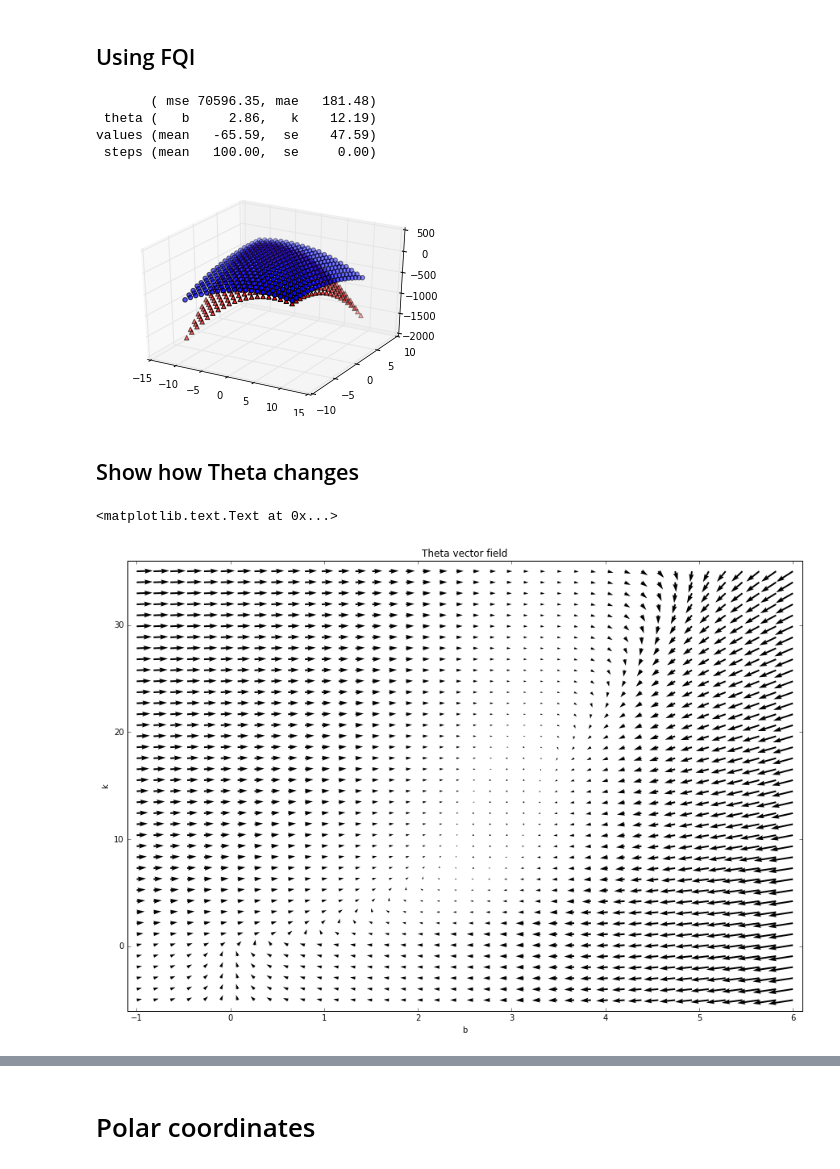
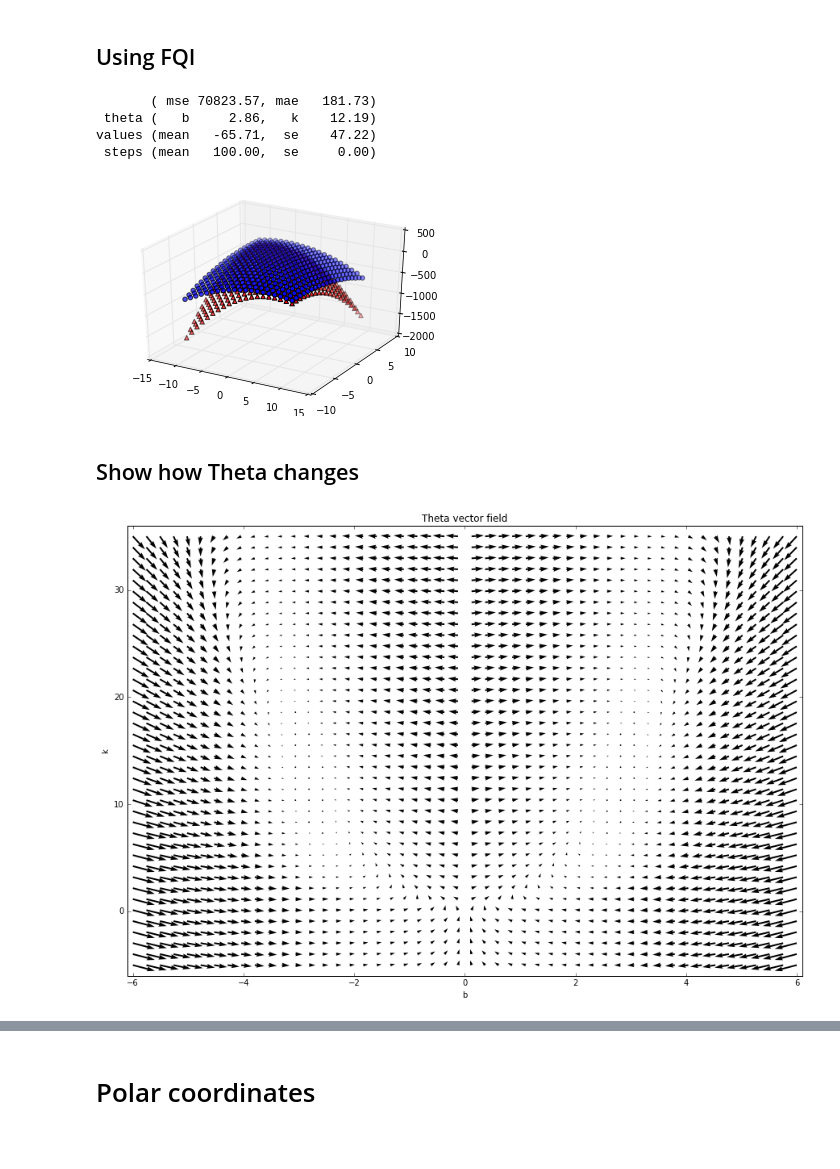
Before and after one commit to teopir/ifqi, a Jupyter notebook: notebooks/FQI-LQG-PBO.ipynb, the cells around one changed output, grey strips where cells are left out. Saved outputs shown, nothing was run; the diff lists cells and outputs as text; code cells hidden in the pictures.

```diff
--- a/notebooks/FQI-LQG-PBO.ipynb
+++ b/notebooks/FQI-LQG-PBO.ipynb
@@ -111,7 +111,7 @@ class Regressor(object):
 
     def fit(self, X, y):
         #print("fitting: ", end='')
-        (self.b, self.k), pcov = curve_fit(self.Q, X, y)
+        (self.b, self.k), pcov = curve_fit(self.Q, X, y, p0=[self.b, self.k])
         #print(self.b, self.k)
 
     def Q(self, sa, b, k):
@@ -162,7 +162,6 @@ fqi = FQI(estimator=regressor,
           discrete_actions=actions,
           gamma=env.gamma,
           horizon=env.horizon,
-          features=None,
           verbose=False)
 # %%
 sa, y = fqi.partial_fit(sast, r)
@@ -175,9 +174,9 @@ for i in range(iterations):
 # %%
 pred = regressor.evaluate()
 # %% [output]
-       ( mse 70596.35, mae   181.48)
+       ( mse 70823.57, mae   181.73)
  theta (   b     2.86,   k    12.19)
-values (mean   -65.59,  se    47.59)
+values (mean   -65.71,  se    47.22)
  steps (mean   100.00,  se     0.00)
 [figure]
 # %% [markdown]
@@ -203,18 +201,18 @@ def compute_gradient(b, k):
     fqi.partial_fit()
     return fqi._estimator.theta
 # %%
-B_i, K_i = np.mgrid[-1:6:40j, -5:35:40j]
+B_i, K_i = np.mgrid[-6:6:50j, -5:35:40j]
 B_f, K_f = compute_gradient(B_i, K_i)
 # %%
 fig = plt.figure(figsize=(15,10))
 Q = plt.quiver(B_i, K_i, B_f-B_i, K_f-K_i, angles='xy')
-plt.axis([-1.1, 6.1, -6, 36])
+plt.axis([-6.1, 6.1, -6, 36])
 plt.xlabel('b')
 plt.ylabel('k')
 plt.title('Theta vector field')
+plt.savefig('grad_field.png', bbox_inches='tight')
 # %% [output]
-<matplotlib.text.Text at 0x...>
-[figure, old version]
+[figure, new version]
 # %%
 def soft_relu(D, a_1, a_2, a_3, a_4, b_1, b_2):
     A = np.array([[a_1,a_2],[a_3, a_4]])
```
Also changed, not shown: parts of 12 cells of this notebook.
